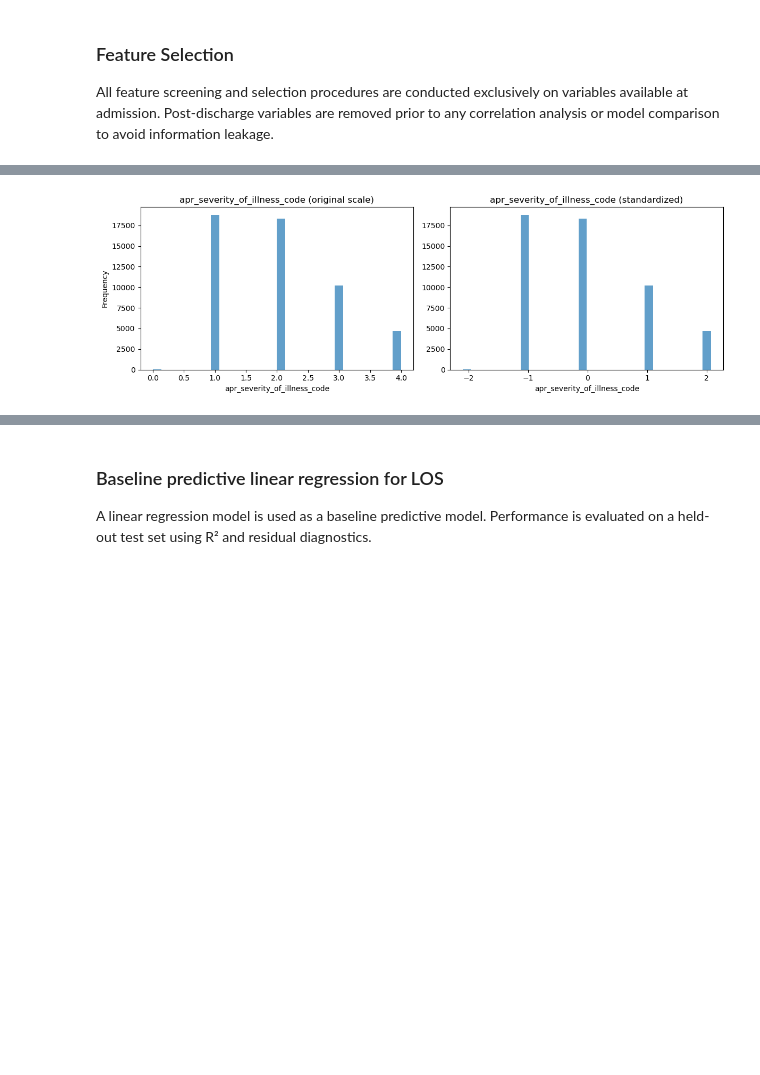
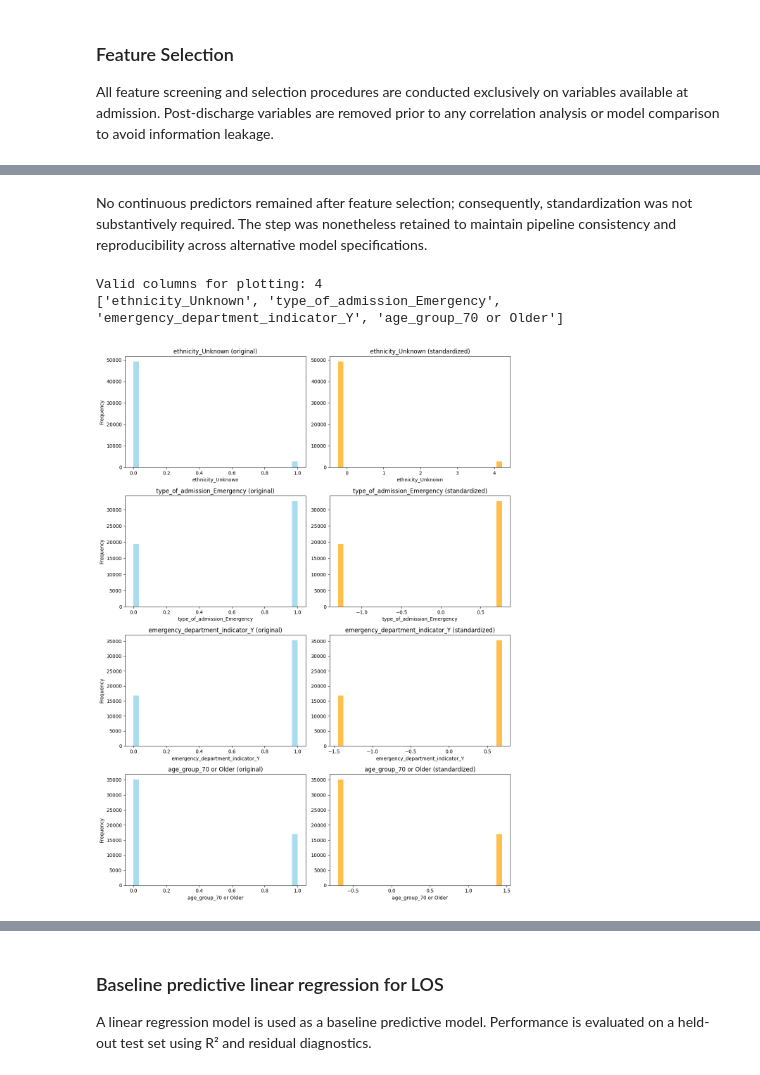
Before and after one commit to ibejerano/unie-healthcare-regression, a Jupyter notebook: src/hospital_los_regressor.ipynb, the cells around one changed output, grey strips where cells are left out. Saved outputs shown, nothing was run; the diff lists cells and outputs as text; code cells hidden in the pictures; blank space fills up the shorter version.

```diff
--- a/src/hospital_los_regressor.ipynb
+++ b/src/hospital_los_regressor.ipynb
@@ -691,8 +763,10 @@ X = df_clean.drop(columns=[target_col])
 
 # Identify categorical and numeric columns
 
-categorical_cols = X.select_dtypes(include=['object']).columns.tolist()
-numeric_cols = X.select_dtypes(include=[np.number]).columns.tolist()
+categorical_cols = X.select_dtypes(
+    include=['object']).columns.tolist()
+numeric_cols = X.select_dtypes(
+    include=[np.number]).columns.tolist()
 
 print("Categorical columns (sample):", categorical_cols[:5])
 print("Numeric columns:", numeric_cols)
@@ -714,7 +788,8 @@ high_card_cols = [
 ]
 
 print(f"Low-cardinality OHE ({len(low_card_cols)}): {low_card_cols}")
-print(f"High-cardinality dropped ({len(high_card_cols)}): {high_card_cols[:3]}...")
+print(f"High-cardinality dropped ({
+    len(high_card_cols)}): {high_card_cols[:3]}...")
 
 
 # One-Hot Encode low-cardinality categorical variables
@@ -724,15 +799,13 @@ if low_card_cols:
     ohe_cols = ohe.get_feature_names_out(low_card_cols)
 
     df_ohe = pd.DataFrame(
-        cat_ohe,
+        cat_ohe.astype(float),
         columns=ohe_cols,
         index=X.index
     )
 
     X_encoded = pd.concat([X_encoded, df_ohe], axis=1)
     print(f"OHE dense shape: {df_ohe.shape}")
-
-
 
 # Final checks
 print(f"X_processed shape: {X_encoded.shape}")
@@ -1004,3 +1079,5 @@ X_scaled[continuous_cols] = scaler.fit_transform(X_model[continuous_cols])
+# %% [markdown]
+No continuous predictors remained after feature selection; consequently, standardization was not substantively required. The step was nonetheless retained to maintain pipeline consistency and reproducibility across alternative model specifications.
 # %%
 # Select variables to visualize
 vars_to_plot = continuous_cols[:3] # E.g., to visualize first 3
@@ -1011,30 +1088,45 @@ assert all(col in X_scaled.columns for col in vars_to_plot), \
 # %%
 import matplotlib.pyplot as plt
 
-fig, axes = plt.subplots(
-    nrows=len(vars_to_plot),
-    ncols=2,
-    figsize=(12, 4 * len(vars_to_plot)),
-    sharey=False,
-    squeeze=False
-)
+# Define vars_to_plot from existing columns only
+vars_to_plot = [
+    col for col in ['ethnicity_Unknown', 'type_of_admission_Emergency',
+                   'emergency_department_indicator_Y', 'age_group_70 or Older']
+    if col in X_model.columns and col in X_scaled.columns
+]
 
-for i, var in enumerate(vars_to_plot):
-    # Before scaling
-    axes[i, 0].hist(X[var], bins=30, alpha=0.7)
-    axes[i, 0].set_title(f"{var} (original scale)")
-    axes[i, 0].set_xlabel(var)
-    axes[i, 0].set_ylabel("Frequency")
+print(f"\nValid columns for plotting: {len(vars_to_plot)}")
+print(vars_to_plot)
 
-    # After scaling
-    axes[i, 1].hist(X_scaled[var], bins=30, alpha=0.7)
-    axes[i, 1].set_title(f"{var} (standardized)")
-    axes[i, 1].set_xlabel(var)
+if len(vars_to_plot) > 0:
+    fig, axes = plt.subplots(
+        nrows=len(vars_to_plot),
+        ncols=2,
+        figsize=(12, 4 * len(vars_to_plot)),
+        sharey=False,
+        squeeze=False
+    )
 
-plt.tight_layout()
-plt.show()
+    for i, var in enumerate(vars_to_plot):
+        # Before scaling (use X_model, not X)
+        axes[i, 0].hist(X_model[var], bins=30, alpha=0.7, color='skyblue')
+        axes[i, 0].set_title(f"{var} (original)")
+        axes[i, 0].set_xlabel(var)
+        axes[i, 0].set_ylabel("Frequency")
+
+        # After scaling
+        axes[i, 1].hist(X_scaled[var], bins=30, alpha=0.7, color='orange')
+        axes[i, 1].set_title(f"{var} (standardized)")
+        axes[i, 1].set_xlabel(var)
+
+    plt.tight_layout()
+    plt.show()
+else:
+    print("No valid columns found for plotting")
 # %% [output]
+Valid columns for plotting: 4
+['ethnicity_Unknown', 'type_of_admission_Emergency', 'emergency_department_indicator_Y', 'age_group_70 or Older']
-[figure, old version]
+[figure, new version]
 # %%
 import matplotlib.pyplot as plt
 
```
Also changed, not shown: parts of 78 cells of this notebook, 2 other files.
